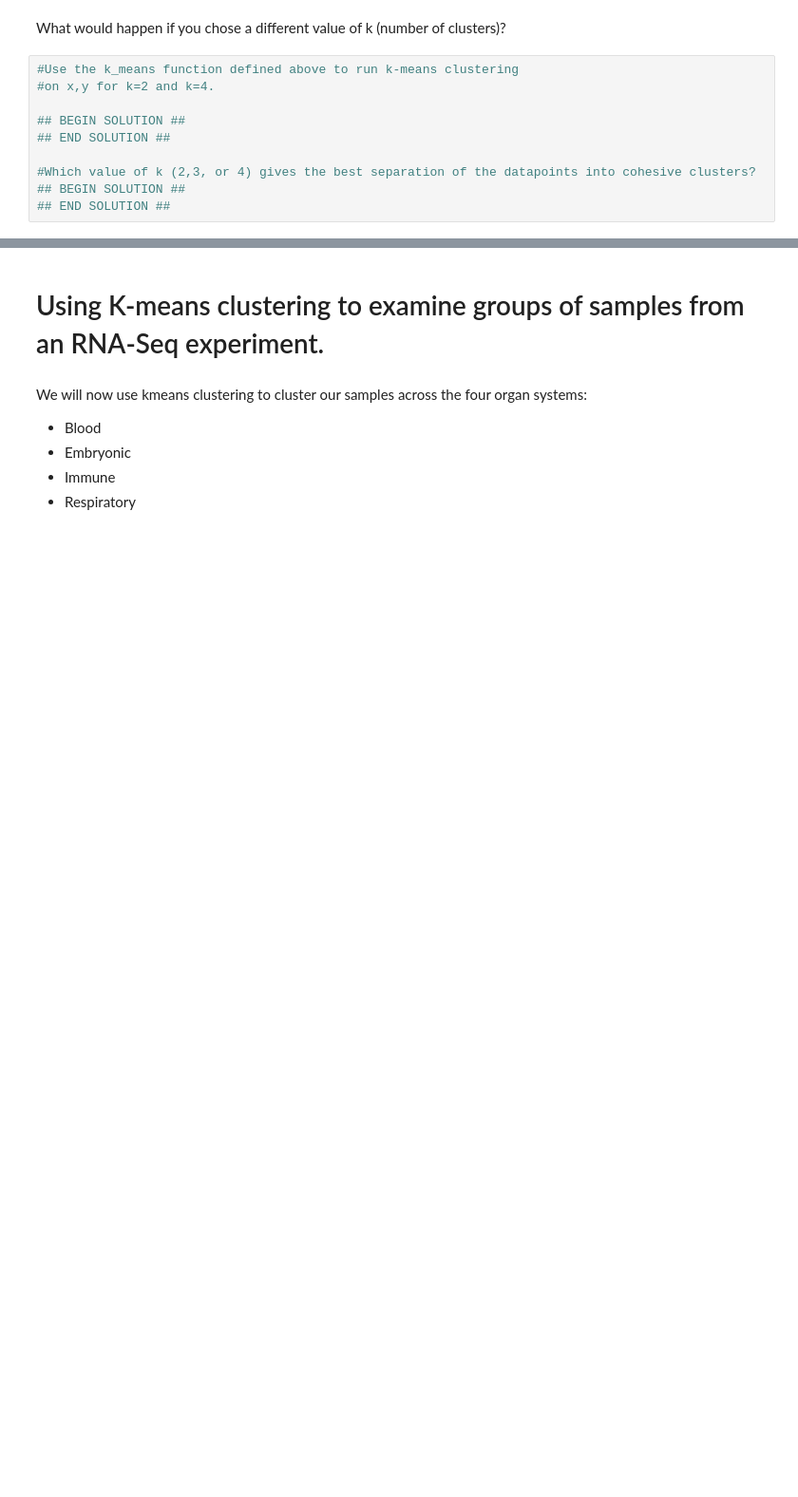
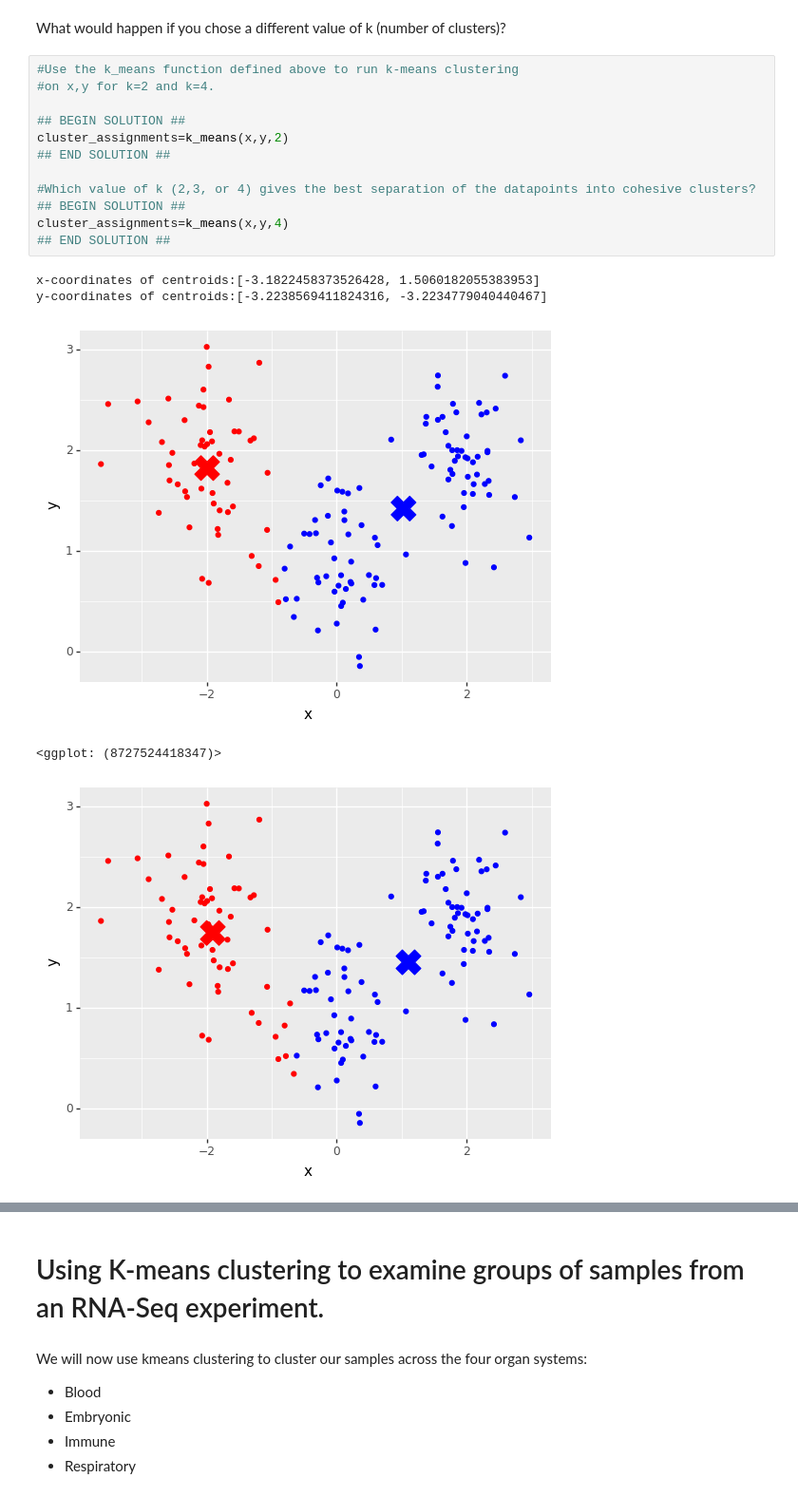
Before and after one commit to CArellG/humbio51, a Jupyter notebook: class_09_Kmeans_Clustering/9-Introduction to Kmeans clustering of samples.ipynb, the cells around one changed output, grey strips where cells are left out. Shown at 95% size. Drawn from its saved outputs; the diff is of its cells as text; blank space fills up the shorter version.

```diff
--- a/class_09_Kmeans_Clustering/9-Introduction to Kmeans clustering of samples.ipynb
+++ b/class_09_Kmeans_Clustering/9-Introduction to Kmeans clustering of samples.ipynb
@@ -187,10 +250,18 @@ What would happen if you chose a different value of k (number of clusters)?
 # %%
 #Use the k_means function defined above to run k-means clustering
 #on x,y for k=2 and k=4.
 
 ## BEGIN SOLUTION ##
+cluster_assignments=k_means(x,y,2)
 ## END SOLUTION ##
 
 #Which value of k (2,3, or 4) gives the best separation of the datapoints into cohesive clusters?
 ## BEGIN SOLUTION ##
+cluster_assignments=k_means(x,y,4)
 ## END SOLUTION ##
+# %% [output]
+x-coordinates of centroids:[-3.1822458373526428, 1.5060182055383953]
+y-coordinates of centroids:[-3.2238569411824316, -3.2234779040440467]
+[figure, added]
+<ggplot: (8727524418347)>
+[figure, added]
```
Also changed, not shown: parts of 25 cells of this notebook, 2 other files.
